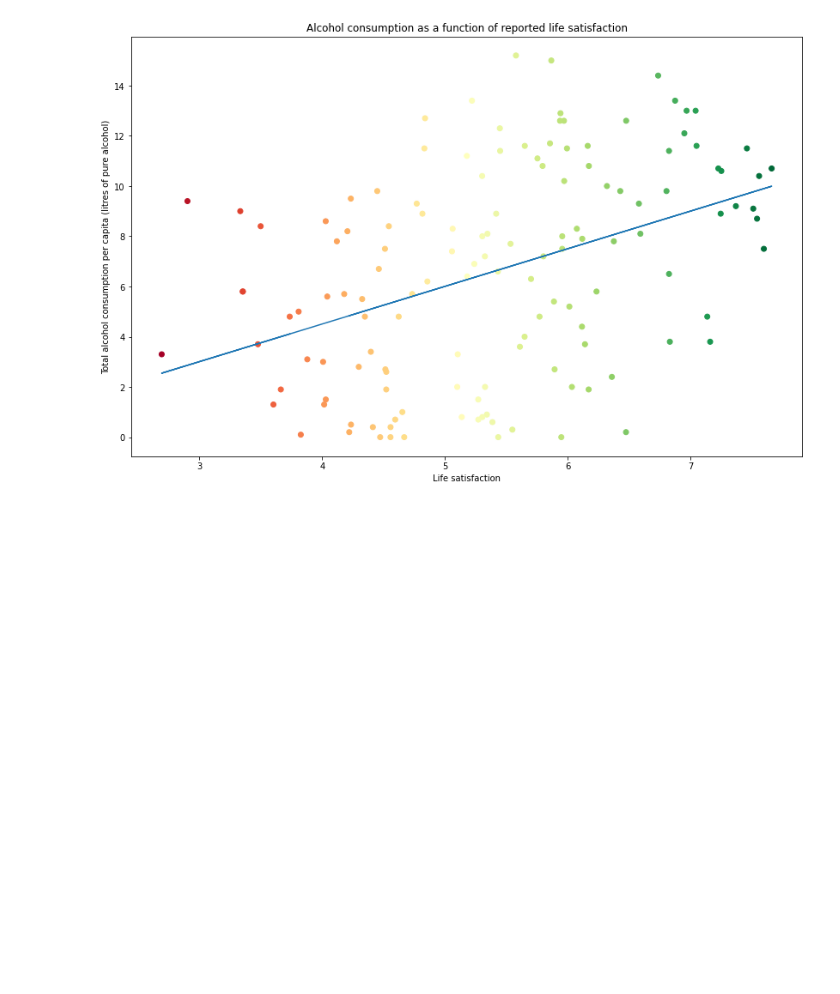
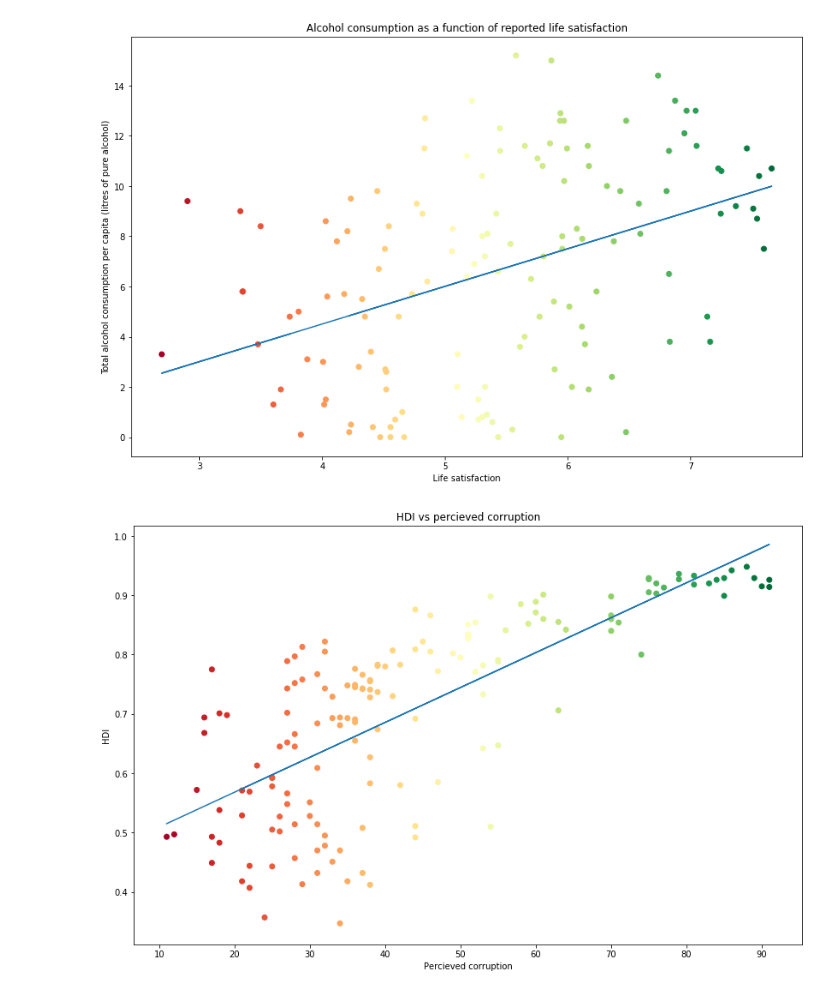
Before and after one commit to antondanieli/DAT405-assignments, a Jupyter notebook: assignments/assignment 1/assignment_1.ipynb, the cells around one changed output. Saved outputs shown, nothing was run; the diff lists cells and outputs as text; code cells hidden in the pictures; blank space fills up the shorter version.

```diff
--- a/assignments/assignment 1/assignment_1.ipynb
+++ b/assignments/assignment 1/assignment_1.ipynb
@@ -9,3 +17,4 @@ df_le = pd.read_csv('life-expectancy.csv')
 df_alcohol = pd.read_csv('total-alcohol-consumption-per-capita-litres-of-pure-alcohol.csv')
 df_satisfaction = pd.read_csv('happiness-cantril-ladder.csv')
 df_gdp2 = pd.read_csv('gross-domestic-product.csv')
+df_HDIvsCOR = pd.read_csv('human-development-index-vs-corruption-perception-index.csv')
@@ -27,3 +39,9 @@ df_satisfaction = df_satisfaction.drop(columns = ['Code'])
 df_gdp2 = df_gdp2.rename(columns = {'Entity' : 'Country', 'GDP (constant 2010 US$)' : 'GDP'})
 df_gdp2 = df_gdp2.drop(columns = ['Code'])
 df_gdp2 = df_gdp2[df_gdp2['Year'] == 2015]
+
+df_HDIvsCOR = df_HDIvsCOR.rename(columns = {'Entity' : 'Country'})
+df_HDIvsCOR = df_HDIvsCOR.drop(columns = ['Code'])
+df_HDIvsCOR = df_HDIvsCOR.drop(columns = ['Continent'])
+df_HDIvsCOR = df_HDIvsCOR.drop(columns = ['Total population (Gapminder, HYDE & UN)'])
+df_HDIvsCOR = df_HDIvsCOR[df_HDIvsCOR['Year'] == 2015]
@@ -36,3 +57,7 @@ df_alcsat = pd.merge(df_alcohol, df_satisfaction)
 
 df_2015_2 = pd.merge(df_gdp2, df_le)
 df_2015_2["GDP"] = np.log10(df_2015_2["GDP"])
+
+df_HDIvsCOR_2015 = pd.merge(df_2015,df_HDIvsCOR)
+df_HDIvsCOR_2015 = df_HDIvsCOR_2015.drop(columns = ['GDP per capita'])
+df_HDIvsCOR_2015 = df_HDIvsCOR_2015.drop(columns = ['Life expectancy'])
@@ -149,3 +191,25 @@ plt.rcParams['figure.figsize'] = [14, 9]
 plt.show()
 # %% [output]
 [figure]
+# %%
+# Map data to x, y values and create regression line
+x = df_HDIvsCOR_2015["Corruption Perception Index - Transparency International (2018)"]
+y = df_HDIvsCOR_2015["Human Development Index (UNDP)"]
+
+m, b = np.polyfit(x, y, 1)
+
+# Create regression line and scatter plot
+plt.plot(x, m*x + b)
+plt.scatter(x, y, c=df_HDIvsCOR_2015["Corruption Perception Index - Transparency International (2018)"], cmap="RdYlGn")
+
+# Create title and labels
+plt.title('HDI vs percieved corruption')
+plt.xlabel('Percieved corruption')
+plt.ylabel('HDI')
+
+# Increase size of figure
+plt.rcParams['figure.figsize'] = [14, 9]
+
+plt.show()
+# %% [output]
+[figure, added]
```
Also changed, not shown: parts of 13 cells of this notebook.
